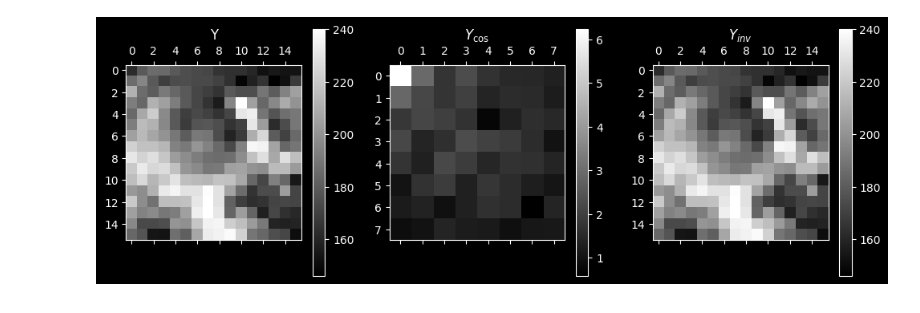
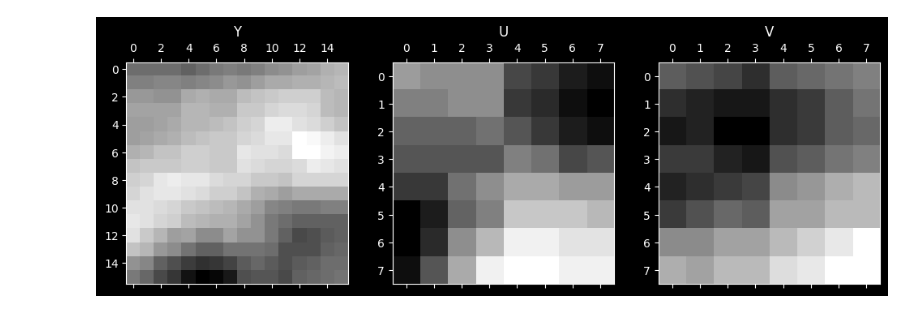
Before and after one commit to Gflex39/6.S965Final, a Jupyter notebook: tinycodec/x.ipynb, the cells around one changed output. Saved outputs shown, nothing was run; the diff lists cells and outputs as text; code cells hidden in the pictures.

```diff
--- a/tinycodec/x.ipynb
+++ b/tinycodec/x.ipynb
@@ -81,5 +88,9 @@ plot_yuv(y=X[:,:,0],u=X[::2,::2,1],v=X[::2,::2,2])
 # %%
 def macroblock(x, i, j):
     return x[i*16:(i+1)*16, j*16:(j+1)*16]
+
+def macroblock1(N, i, j):
+    x = chroma_subsample(rgb2yuv(frame(N)))
+    return macroblock(x, i, j)
 # %%
 def plot_macroblock(mb):
@@ -153,0 +154,3 @@ def inverse_dct(mb):
+# %%
+residual = macroblock1(N, i, j)
+plot_macroblock(residual)
@@ -153,0 +183,14 @@ def inverse_dct(mb):
+# %%
+Yc = forward_dct_luma(residual[:,:,0])
+Uc = forward_dct_chroma(residual[::2,::2,1])
+Vc = forward_dct_chroma(residual[::2,::2,2])
+
+# plot each of the channels
+_, ax = plt.subplots(1,3, figsize=(12,4))
+ax[0].matshow(Yc, label='Y')
+ax[0].title.set_text('Yc')
+ax[1].matshow(Uc, label='U')
+ax[1].title.set_text('Uc')
+ax[2].matshow(Vc, label='V')
+ax[2].title.set_text('Vc')
+plt.show()
@@ -154,19 +199,16 @@ def inverse_dct(mb):
 # %%
-Y = mb[:,:,0]
-Y_cos = forward_dct(Y)
-Y_inv = inverse_dct(Y_cos)
+Y = inverse_dct_luma(Yc)
+U = inverse_dct_chroma(Uc)
+V = inverse_dct_chroma(Vc)
 
-# Generate side by side subplots
-fig, ax = plt.subplots(1,3, figsize=(12,4))
-a = ax[0].matshow(Y, label='Y', cmap='grey')
+# plot each of the channels
+_, ax = plt.subplots(1,3, figsize=(12,4))
+ax[0].matshow(Y, label='Y', cmap='grey')
 ax[0].title.set_text('Y')
-fig.colorbar(a, ax=ax[0])
-b = ax[1].matshow(np.abs(Y_cos[0:8,0:8])**(1/4), label='Y_cos', cmap='grey')
-fig.colorbar(b, ax=ax[1])
-ax[1].title.set_text('$Y_{\\cos}$')
-c = ax[2].matshow(Y_inv, label='Y_inv', cmap='grey')
-fig.colorbar(c, ax=ax[2])
-ax[2].title.set_text('$Y_{inv}$')
+ax[1].matshow(U, label='U', cmap='grey')
+ax[1].title.set_text('U')
+ax[2].matshow(V, label='V', cmap='grey')
+ax[2].title.set_text('V')
 plt.show()
 # %% [output]
-[figure, old version]
+[figure, new version]
```
Also changed, not shown: parts of 31 cells of this notebook, 1 other file.
